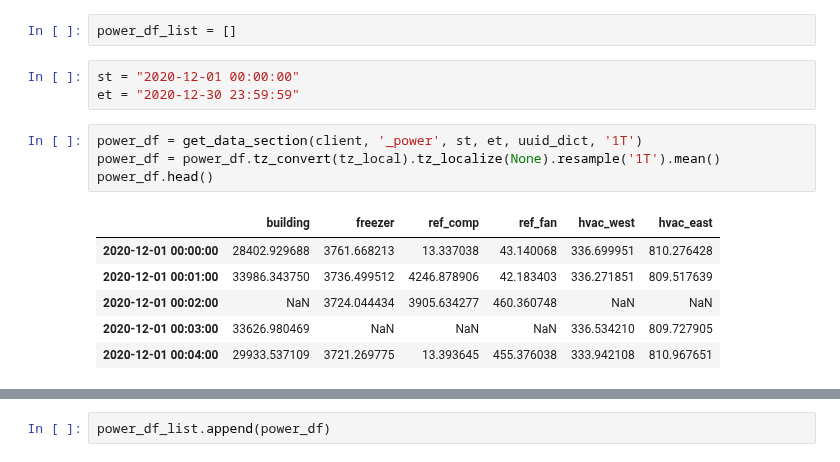
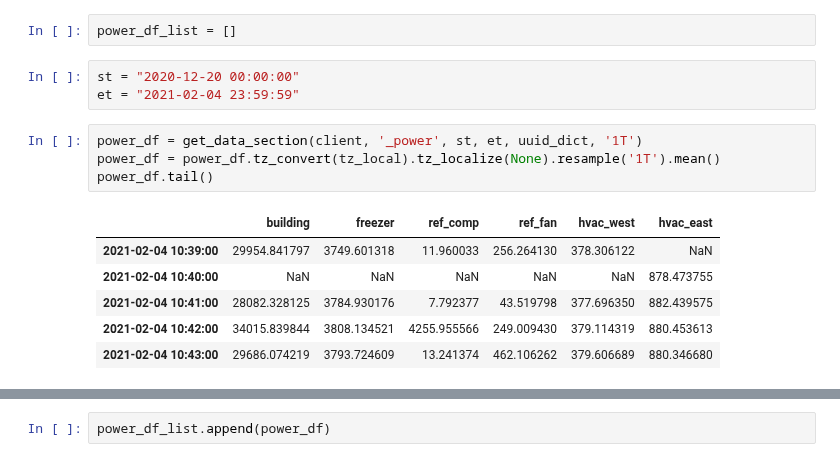
Before and after one commit to LBNL-ETA/SolarPlus-Optimizer, a Jupyter notebook: data_analysis/get_rtac_data.ipynb, the cells around one changed output, grey strips where cells are left out. Saved outputs shown, nothing was run; the diff lists cells and outputs as text.

```diff
--- a/data_analysis/get_rtac_data.ipynb
+++ b/data_analysis/get_rtac_data.ipynb
@@ -4,16 +4,16 @@ from utils import *
 # %%
 power_df_list = []
 # %%
-st = "2020-12-01 00:00:00"
-et = "2020-12-30 23:59:59"
+st = "2020-12-20 00:00:00"
+et = "2021-02-04 23:59:59"
 # %%
 power_df = get_data_section(client, '_power', st, et, uuid_dict, '1T')
 power_df = power_df.tz_convert(tz_local).tz_localize(None).resample('1T').mean()
-power_df.head()
+power_df.tail()
 # %% [output]
 |  | building | freezer | ref_comp | ref_fan | hvac_west | hvac_east |
-| 2020-12-01 00:00:00 | 28402.929688 | 3761.668213 | 13.337038 | 43.140068 | 336.699951 | 810.276428 |
-| 2020-12-01 00:01:00 | 33986.343750 | 3736.499512 | 4246.878906 | 42.183403 | 336.271851 | 809.517639 |
-| 2020-12-01 00:02:00 | NaN | 3724.044434 | 3905.634277 | 460.360748 | NaN | NaN |
-| 2020-12-01 00:03:00 | 33626.980469 | NaN | NaN | NaN | 336.534210 | 809.727905 |
-| 2020-12-01 00:04:00 | 29933.537109 | 3721.269775 | 13.393645 | 455.376038 | 333.942108 | 810.967651 |
+| 2021-02-04 10:39:00 | 29954.841797 | 3749.601318 | 11.960033 | 256.264130 | 378.306122 | NaN |
+| 2021-02-04 10:40:00 | NaN | NaN | NaN | NaN | NaN | 878.473755 |
+| 2021-02-04 10:41:00 | 28082.328125 | 3784.930176 | 7.792377 | 43.519798 | 377.696350 | 882.439575 |
+| 2021-02-04 10:42:00 | 34015.839844 | 3808.134521 | 4255.955566 | 249.009430 | 379.114319 | 880.453613 |
+| 2021-02-04 10:43:00 | 29686.074219 | 3793.724609 | 13.241374 | 462.106262 | 379.606689 | 880.346680 |
```
Also changed, not shown: parts of 13 cells of this notebook, 5 other files.
